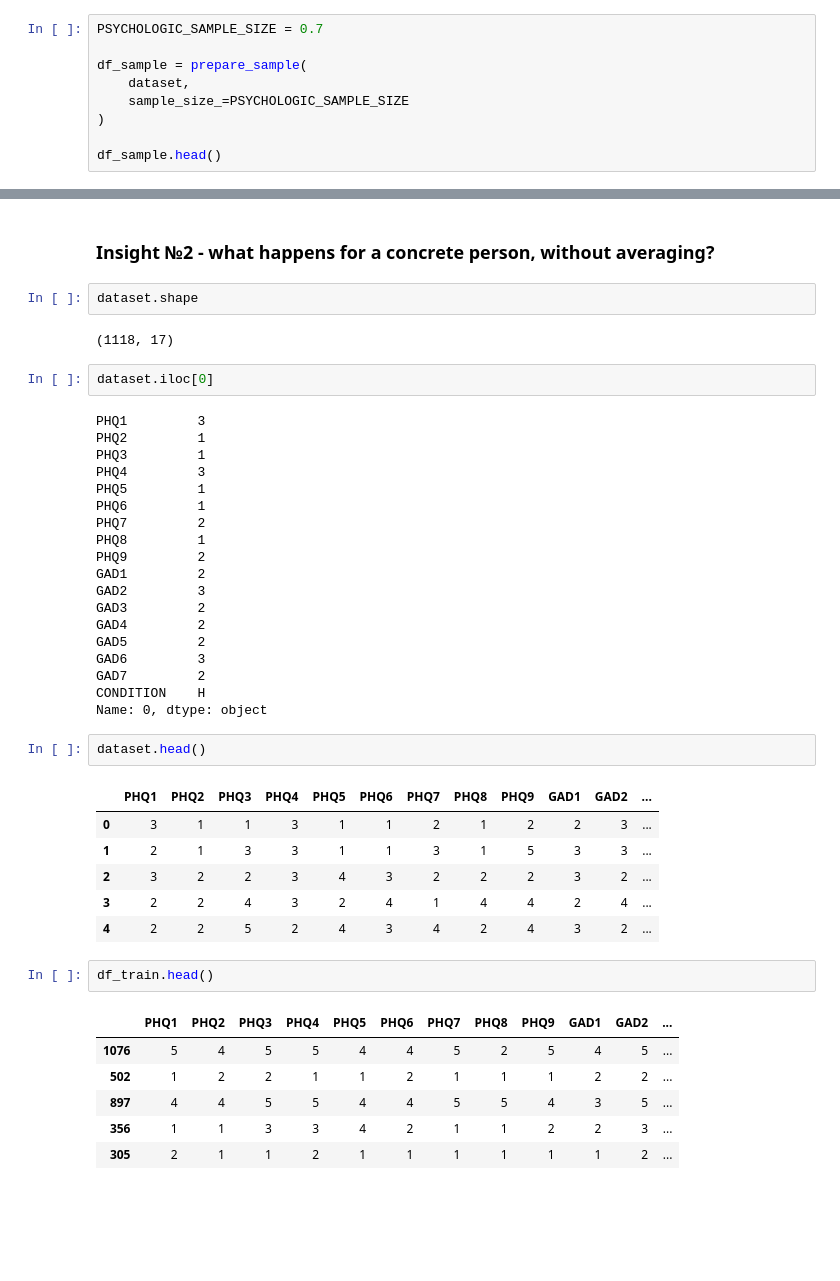
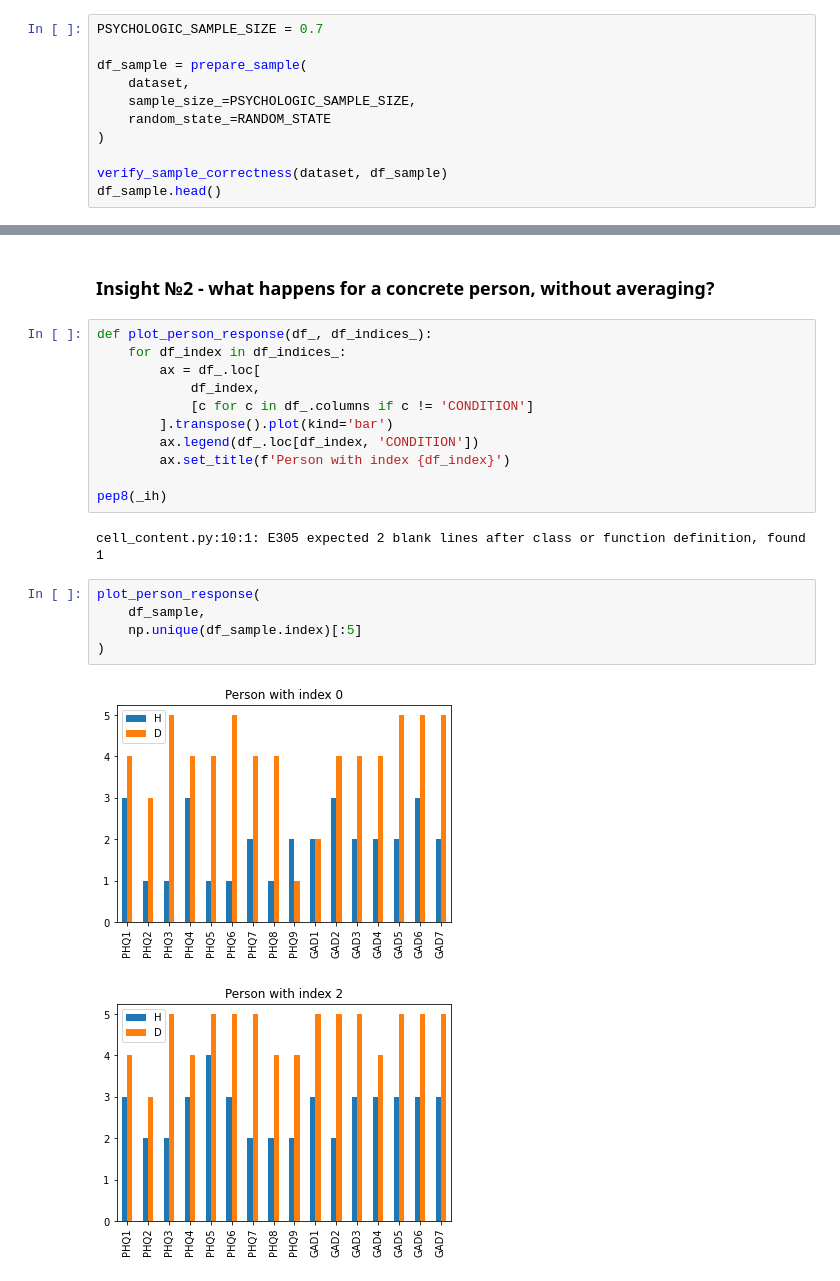
Before and after one commit to PashaIanko/Robust-Feature-Selection, a Jupyter notebook: main.ipynb, the cells around one changed output, grey strips where cells are left out. Saved outputs shown, nothing was run; the diff lists cells and outputs as text; blank space fills up the shorter version.

Commit message:
Showed, that on a person-level, the dishonest responses were exaggerated

```diff
--- a/main.ipynb
+++ b/main.ipynb
@@ -201,9 +218,11 @@ PSYCHOLOGIC_SAMPLE_SIZE = 0.7
 
 df_sample = prepare_sample(
     dataset,
-    sample_size_=PSYCHOLOGIC_SAMPLE_SIZE
+    sample_size_=PSYCHOLOGIC_SAMPLE_SIZE,
+    random_state_=RANDOM_STATE
 )
 
+verify_sample_correctness(dataset, df_sample)
 df_sample.head()
 # %% [output]
 |  | PHQ1 | PHQ2 | PHQ3 | PHQ4 | PHQ5 | PHQ6 | PHQ7 | PHQ8 | PHQ9 | GAD1 | GAD2 | ... |
@@ -247,45 +275,23 @@ print(responses.relative_delta.max(), responses.relative_delta.min())
 # %% [markdown]
 ### Insight №2 - what happens for a concrete person, without averaging?
-# %%
-dataset.shape
-# %% [output]
-(1118, 17)
-# %%
-dataset.iloc[0]
-# %% [output]
-PHQ1         3
-PHQ2         1
-PHQ3         1
-PHQ4         3
-PHQ5         1
-PHQ6         1
-PHQ7         2
-PHQ8         1
-PHQ9         2
-GAD1         2
-GAD2         3
-GAD3         2
-GAD4         2
-GAD5         2
-GAD6         3
-GAD7         2
-CONDITION    H
-Name: 0, dtype: object
-# %%
-dataset.head()
-# %% [output]
-|  | PHQ1 | PHQ2 | PHQ3 | PHQ4 | PHQ5 | PHQ6 | PHQ7 | PHQ8 | PHQ9 | GAD1 | GAD2 | ... |
-| 0 | 3 | 1 | 1 | 3 | 1 | 1 | 2 | 1 | 2 | 2 | 3 | ... |
-| 1 | 2 | 1 | 3 | 3 | 1 | 1 | 3 | 1 | 5 | 3 | 3 | ... |
-| 2 | 3 | 2 | 2 | 3 | 4 | 3 | 2 | 2 | 2 | 3 | 2 | ... |
-| 3 | 2 | 2 | 4 | 3 | 2 | 4 | 1 | 4 | 4 | 2 | 4 | ... |
-| 4 | 2 | 2 | 5 | 2 | 4 | 3 | 4 | 2 | 4 | 3 | 2 | ... |
-# %%
-df_train.head()
-# %% [output]
-|  | PHQ1 | PHQ2 | PHQ3 | PHQ4 | PHQ5 | PHQ6 | PHQ7 | PHQ8 | PHQ9 | GAD1 | GAD2 | ... |
-| 1076 | 5 | 4 | 5 | 5 | 4 | 4 | 5 | 2 | 5 | 4 | 5 | ... |
-| 502 | 1 | 2 | 2 | 1 | 1 | 2 | 1 | 1 | 1 | 2 | 2 | ... |
-| 897 | 4 | 4 | 5 | 5 | 4 | 4 | 5 | 5 | 4 | 3 | 5 | ... |
-| 356 | 1 | 1 | 3 | 3 | 4 | 2 | 1 | 1 | 2 | 2 | 3 | ... |
-| 305 | 2 | 1 | 1 | 2 | 1 | 1 | 1 | 1 | 1 | 1 | 2 | ... |
+# %%
+def plot_person_response(df_, df_indices_):
+    for df_index in df_indices_:
+        ax = df_.loc[
+            df_index,
+            [c for c in df_.columns if c != 'CONDITION']
+        ].transpose().plot(kind='bar')
+        ax.legend(df_.loc[df_index, 'CONDITION'])
+        ax.set_title(f'Person with index {df_index}')
+
+pep8(_ih)
+# %% [output]
+cell_content.py:10:1: E305 expected 2 blank lines after class or function definition, found 1
+# %%
+plot_person_response(
+    df_sample,
+    np.unique(df_sample.index)[:5]
+)
+# %% [output]
+[figure, added]
+[figure, added]
```
Also changed, not shown: parts of 4 cells of this notebook.
